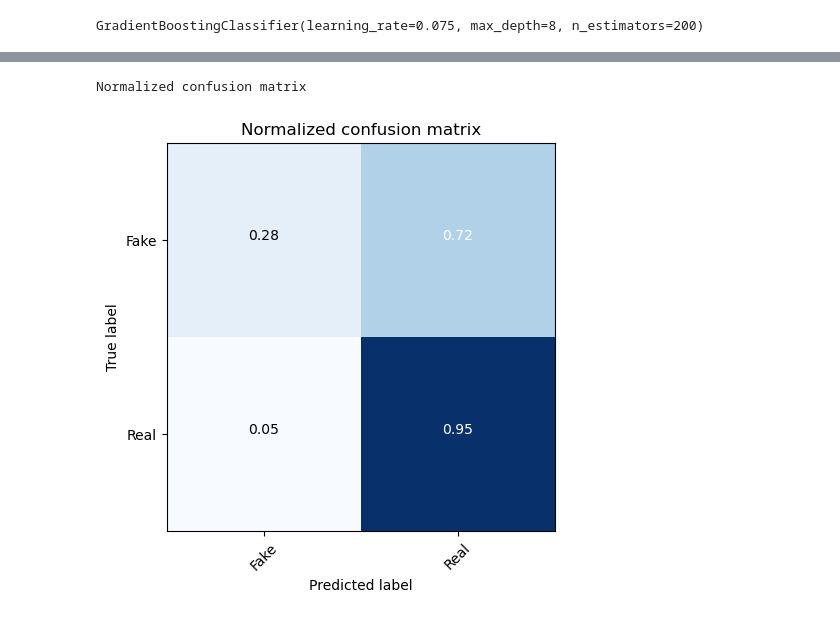
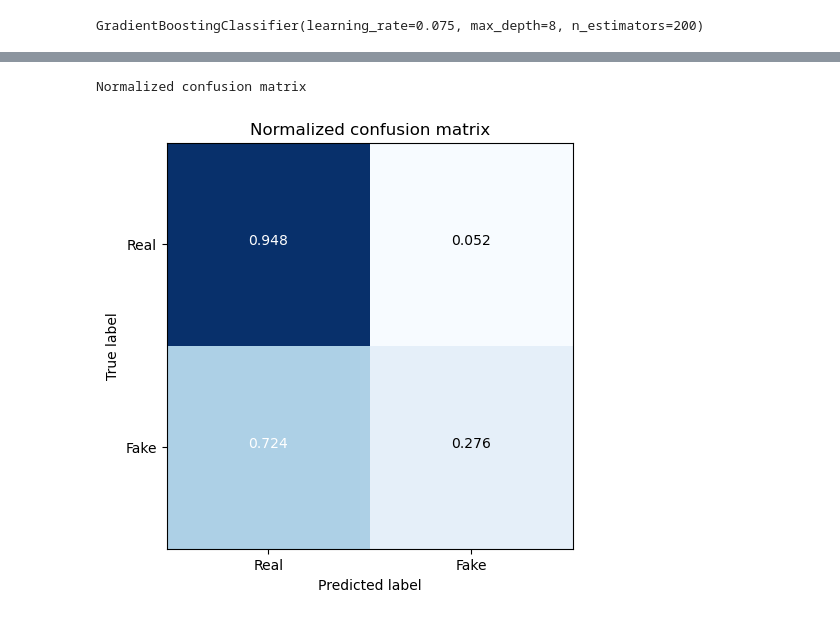
Before and after one commit to MaxSally/Fake-News-Text-Analysis, a Jupyter notebook: src/text_classifier/project_classifier.ipynb, the cells around one changed output, grey strips where cells are left out. Saved outputs shown, nothing was run; the diff lists cells and outputs as text; code cells hidden in the pictures.

```diff
--- a/src/text_classifier/project_classifier.ipynb
+++ b/src/text_classifier/project_classifier.ipynb
@@ -206,11 +168,0 @@ print("Number of CV Scores used in Average: ", len(scores))
-# %%
-# GradientBoostingClassifier
-parameters = {
-    "learning_rate": [0.01, 0.025, 0.075],
-    "max_depth":[3,5,8],
-    "n_estimators":[100,150,200]
-    }
-#test the gridsearchCV
-sk_folds = StratifiedKFold(n_splits = 5)
-CV_GB = GridSearchCV(estimator=GradientBoostingClassifier(), param_grid=parameters, cv= sk_folds, n_jobs=-1)
-CV_GB.fit(xv_train, y_train)
@@ -219,5 +168,0 @@ CV_GB.best_params_
-# %%
-GB_opt=GradientBoostingClassifier(loss= 'log_loss', learning_rate=0.075,
- max_depth= 8,
- n_estimators= 200)
-GB_opt.fit(xv_train, y_train)
@@ -235,6 +168,0 @@ plot_confusion_matrix(cm, classes=['Fake', 'Real'],normalize=True)
-# %%
-#test the gridsearchCV
-# Be careful! This take too long to run
-sk_folds = StratifiedKFold(n_splits = 5)
-CV_RF = GridSearchCV(estimator=RF_n, param_grid=param_grid, cv= sk_folds, n_jobs=-1)
-CV_RF.fit(xv_train, y_train)
@@ -292,12 +225,12 @@ Number of CV Scores used in Average:  5
 # Optimize GradientBoostingClassifier
 # %%
 # GradientBoostingClassifier
-parameters = {
-    "learning_rate": [0.01, 0.025, 0.075],
-    "max_depth":[3,5,8],
-    "n_estimators":[100,150,200]
-    }
-#test the gridsearchCV
-sk_folds = StratifiedKFold(n_splits = 5)
-CV_GB = GridSearchCV(estimator=GradientBoostingClassifier(), param_grid=parameters, cv= sk_folds, n_jobs=-1)
-CV_GB.fit(xv_train, y_train)
+# parameters = {
+#     "learning_rate": [0.01, 0.025, 0.075],
+#     "max_depth":[3,5,8],
+#     "n_estimators":[100,150,200]
+#     }
+# #test the gridsearchCV
+# sk_folds = StratifiedKFold(n_splits = 5)
+# CV_GB = GridSearchCV(estimator=GradientBoostingClassifier(), param_grid=parameters, cv= sk_folds, n_jobs=-1)
+# CV_GB.fit(xv_train, y_train)
@@ -336,6 +261,6 @@ weighted avg       0.73      0.73      0.69     10796
 # %%
-cm = metrics.confusion_matrix(y_test, y_pred)
-plot_confusion_matrix(cm, classes=['Fake', 'Real'],normalize=True)
+cm = metrics.confusion_matrix(y_test, y_pred, labels=[1,0])
+plot_confusion_matrix(cm, classes=['Real', 'Fake'],normalize=True)
 # %% [output]
 Normalized confusion matrix
-[figure, old version]
+[figure, new version]
```
Also changed, not shown: parts of 32 cells of this notebook.
